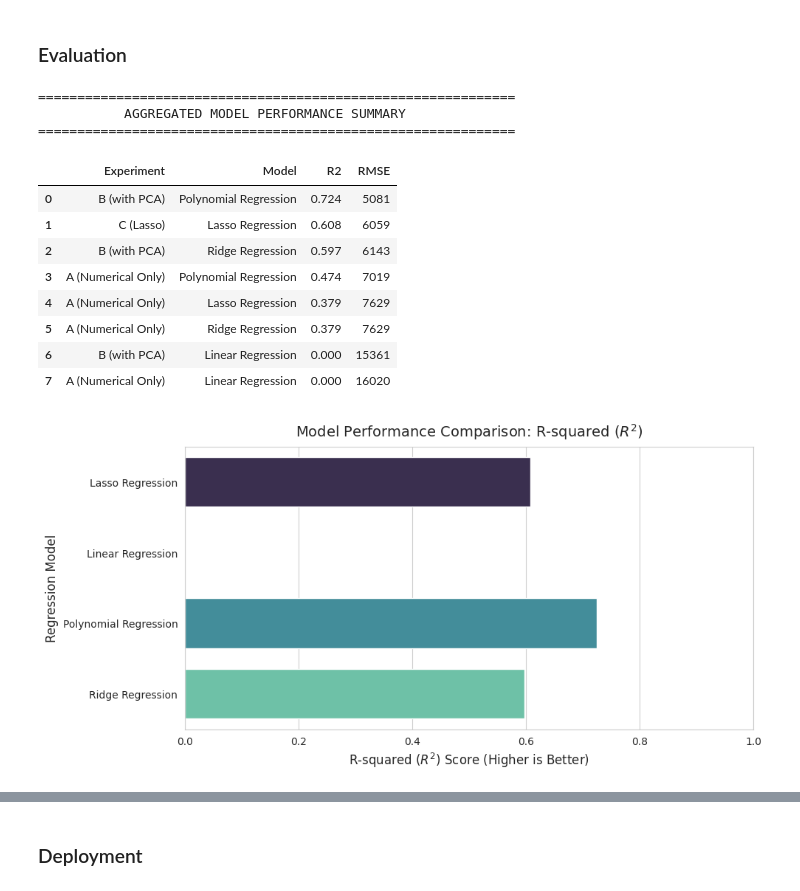
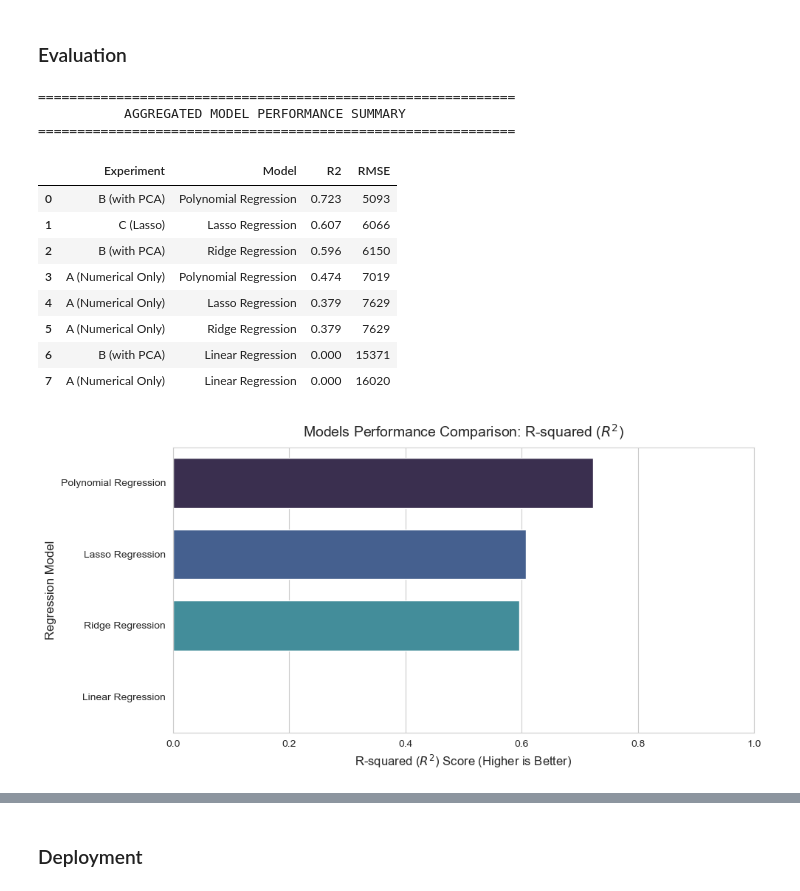
Before and after one commit to IULIAN-COSTEA/PA11_1, a Jupyter notebook: Assignment_11.1_final.ipynb, the cells around one changed output, grey strips where cells are left out. Saved outputs shown, nothing was run; the diff lists cells and outputs as text; code cells hidden in the pictures.

```diff
--- a/Assignment_11.1_final.ipynb
+++ b/Assignment_11.1_final.ipynb
@@ -783,7 +783,7 @@ experiment_configs = [
             ('regressor', LinearRegression())
         ]),
         "params": {
-            'pca__n_components': [10, 20, 40, 60],
+            'pca__n_components': [40, 60, 80],
             'poly_features__degree': [2] # I run only for degree 2 because degree 3 will take long time
         }
     }
@@ -805,7 +805,7 @@ for config in experiment_configs:
         param_grid=param_grid,
         cv=5,
         scoring='neg_mean_squared_error',
-        n_jobs=-1,
+        n_jobs=8,
         verbose=1
     )
     grid_search.fit(X_train, y_train)
@@ -1032,42 +1032,46 @@ display(performance_df.sort_values(by="RMSE", ascending=True)
            AGGREGATED MODEL PERFORMANCE SUMMARY
 =============================================================
 |  | Experiment | Model | R2 | RMSE |
-| 0 | B (with PCA) | Polynomial Regression | 0.724 | 5081 |
-| 1 | C (Lasso) | Lasso Regression | 0.608 | 6059 |
-| 2 | B (with PCA) | Ridge Regression | 0.597 | 6143 |
+| 0 | B (with PCA) | Polynomial Regression | 0.723 | 5093 |
+| 1 | C (Lasso) | Lasso Regression | 0.607 | 6066 |
+| 2 | B (with PCA) | Ridge Regression | 0.596 | 6150 |
 | 3 | A (Numerical Only) | Polynomial Regression | 0.474 | 7019 |
 | 4 | A (Numerical Only) | Lasso Regression | 0.379 | 7629 |
 | 5 | A (Numerical Only) | Ridge Regression | 0.379 | 7629 |
-| 6 | B (with PCA) | Linear Regression | 0.000 | 15361 |
+| 6 | B (with PCA) | Linear Regression | 0.000 | 15371 |
 | 7 | A (Numerical Only) | Linear Regression | 0.000 | 16020 |
 # %%
 # Display Models performance on a chart
 # For each 'Model' group, find the index of the row with the maximum 'R2'
 idx_of_best_r2 = performance_df.groupby('Model')['R2'].idxmax()
 
 # Use .loc to select only those rows from the original DataFrame
 best_performance_df = performance_df.loc[idx_of_best_r2]
 
 #Plot the new dataframe
 plt.figure(figsize=(10, 5))
 
 ax = sns.barplot(
     y='Model',
     x='R2',
-    data=best_performance_df,
+    data=best_performance_df.sort_values('R2', ascending=False),
     palette='mako',
     width=0.7,
     errorbar=None
 )
 
-plt.title('Model Performance Comparison: R-squared ($R^2$)', fontsize=14, pad=10)
+plt.title('Models Performance Comparison: R-squared ($R^2$)', fontsize=14, pad=10)
 plt.xlabel('R-squared ($R^2$) Score (Higher is Better)', fontsize=12)
 plt.ylabel('Regression Model', fontsize=12)
 plt.xlim(0, 1.0)
 plt.tight_layout()
+
+# Save the chart as an image for github README file
+plt.savefig('images/models_performance.png')
+
 plt.show();
 # %% [output]
-[figure, old version]
+[figure, new version]
 # %%
 # ========================================================================
 #  FINAL ANALYSIS: Feature Importance for the Best Performing Model
```
Also changed, not shown: parts of 15 cells of this notebook.
